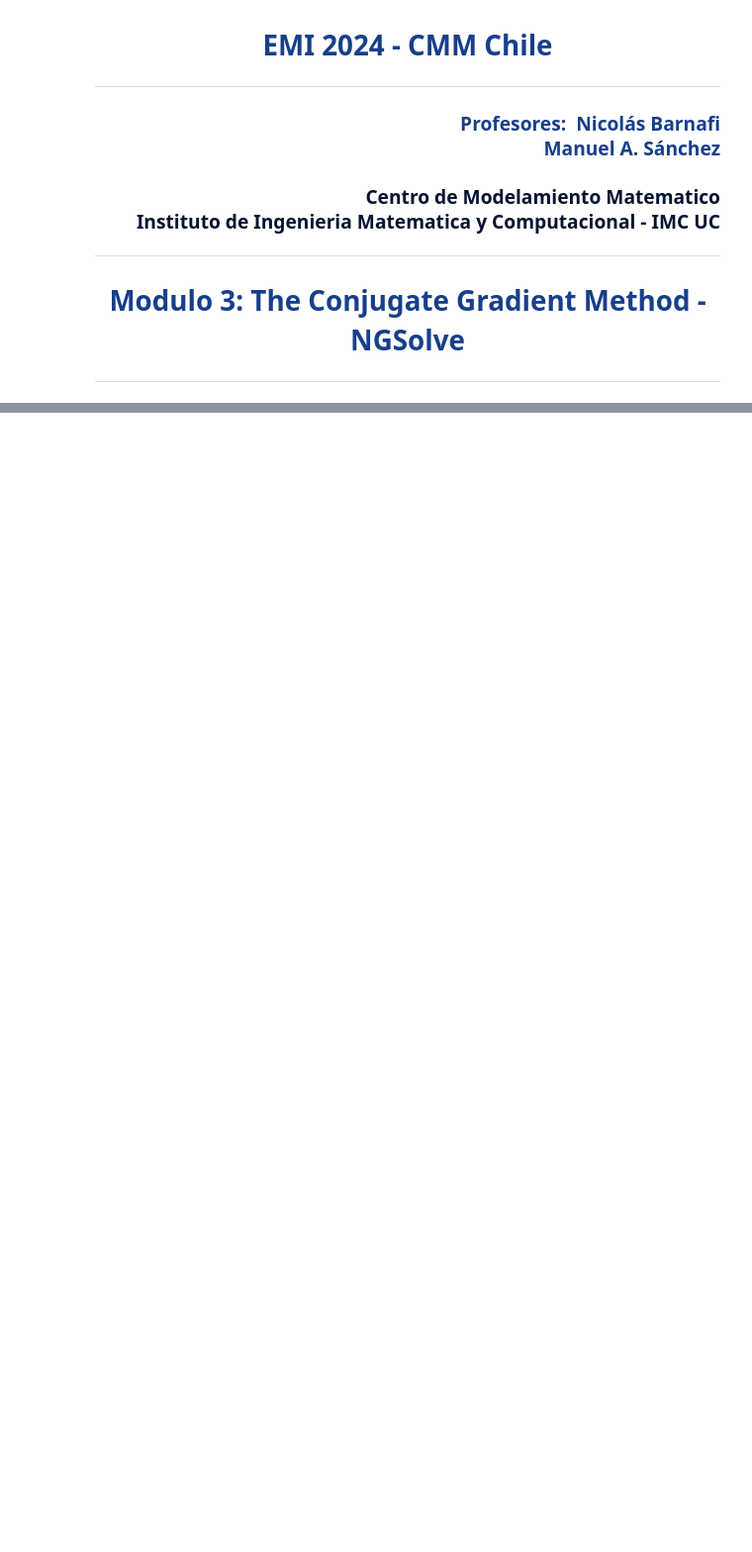
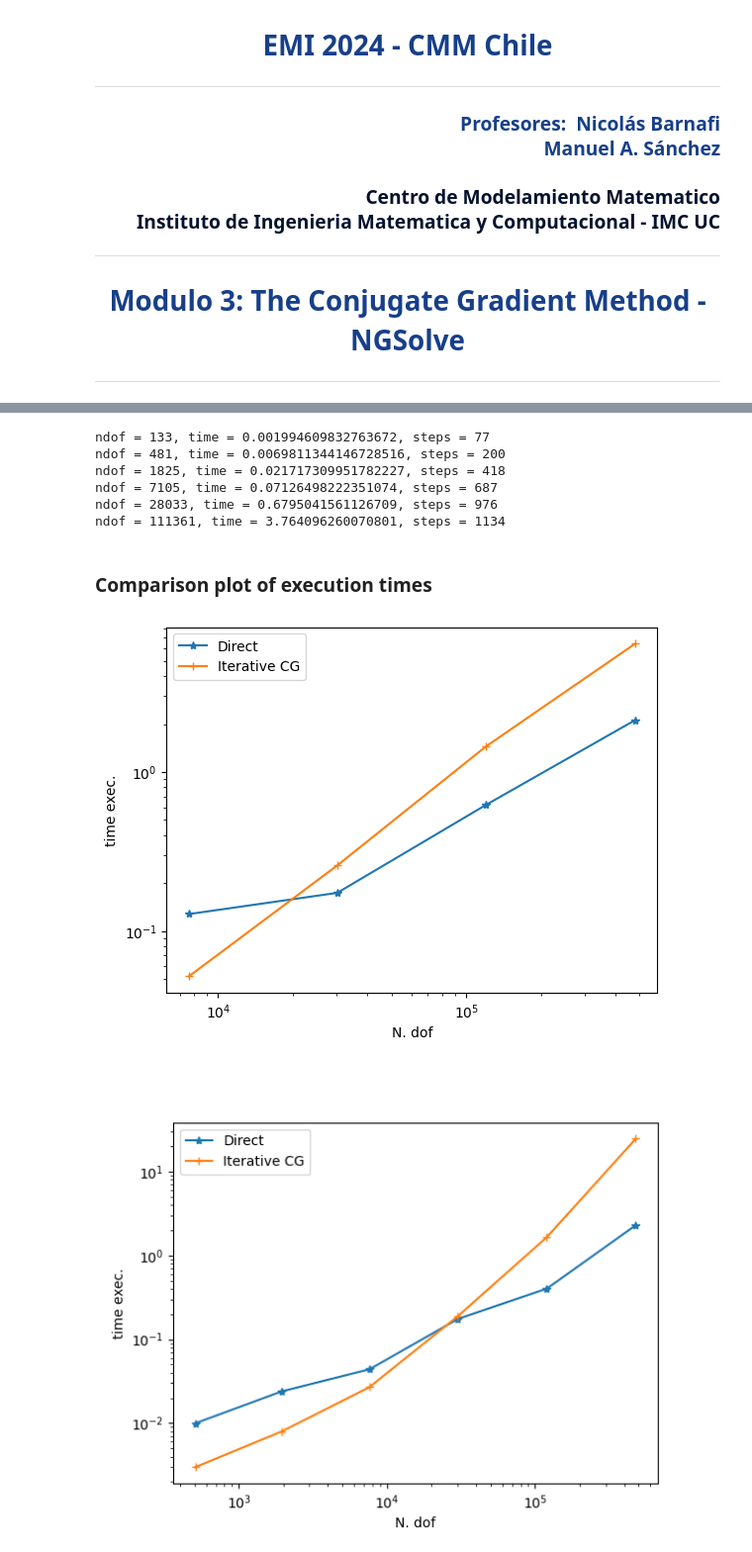
Before and after one commit to ManuelSanchezUribe/EMI2024, a Jupyter notebook: notebooks/03_Modulo/03_Modulo_04_Conjugate_Gradient_NGsolve.ipynb, the cells around one changed output, grey strips where cells are left out. Shown: that part at 99% size. Saved outputs shown, nothing was run; the diff lists cells and outputs as text; code cells hidden in the pictures; blank space fills up the shorter version.

```diff
--- a/notebooks/03_Modulo/03_Modulo_04_Conjugate_Gradient_NGsolve.ipynb
+++ b/notebooks/03_Modulo/03_Modulo_04_Conjugate_Gradient_NGsolve.ipynb
@@ -22,0 +310,10 @@ gris oscuro: #707070
+# %%
+# Mesh
+mesh = Mesh(unit_square.GenerateMesh(maxh=paramt2['h']))
+# Set Poisson
+fes, a, b, gfu = SetPoisson(mesh, p=paramt2['p'], f=paramt2['f'], dirichlet_bndry='bottom|left', condense=paramt2['condense'])
+# Solve direct method
+gfu_direct, steps = SolvePoissonDirect(a, b, gfu, fes, condense=paramt2['condense'])
+# Solve iterative method
+gfu_cg, steps = SolvePoissonIterativeCG(a, b, gfu, fes, condense=paramt2['condense'], compute_condnum=True)
+print(f"number steps of CG iteration: {steps}")
@@ -22,0 +356,44 @@ gris oscuro: #707070
+# %%
+def SolvePoissonIterativeCG_levels(h, levels, condense=False, compute_condnum=False):
+    mesh = Mesh(unit_square.GenerateMesh(maxh=h))
+    fes, a, b, gfu = SetPoisson(mesh, p=paramt2['p'], dirichlet_bndry='bottom|left')
+    tiempo = []
+    steps = []
+    for l in range(levels):
+        if l > 0: mesh.Refine()
+        fes.Update()
+        gfu.Update()
+        with TaskManager():
+            start = time()
+            gfu, invsteps = SolvePoissonIterativeCG(a, b, gfu, fes, condense=condense, compute_condnum=compute_condnum)
+            print (f"ndof = {fes.ndof}, time = {time()-start}, steps = {invsteps}")
+            tiempo.append ( (fes.ndof, time()-start ))
+        steps.append ( (fes.ndof, invsteps ))
+    return gfu, tiempo, steps
+
+_, time_cg, steps = SolvePoissonIterativeCG_levels(h=paramt2['h0'], levels=paramt2['levels'], condense=paramt2['condense'], compute_condnum=False)
+# %% [output]
+ndof = 133, time = 0.001994609832763672, steps = 77
+ndof = 481, time = 0.0069811344146728516, steps = 200
+ndof = 1825, time = 0.021717309951782227, steps = 418
+ndof = 7105, time = 0.07126498222351074, steps = 687
+ndof = 28033, time = 0.6795041561126709, steps = 976
+ndof = 111361, time = 3.764096260070801, steps = 1134
+# %% [markdown]
+### Comparison plot of execution times
+# %%
+plt.xscale("log")
+plt.yscale("log")
+plt.plot(*zip(*time_direct), "-*")
+plt.plot(*zip(*time_cg), "-+")
+plt.legend(['Direct', 'Iterative CG'])
+plt.xlabel('N. dof')
+plt.ylabel('time exec.')
+# plt.savefig('03_Module_Test2.png')
+plt.show()
+
+from IPython.display import Image
+Image(filename='03_Module_Test2.png')
+# %% [output]
+[figure, added]
+[figure, added]
```
Also changed, not shown: parts of 31 cells of this notebook, 4 other files.
